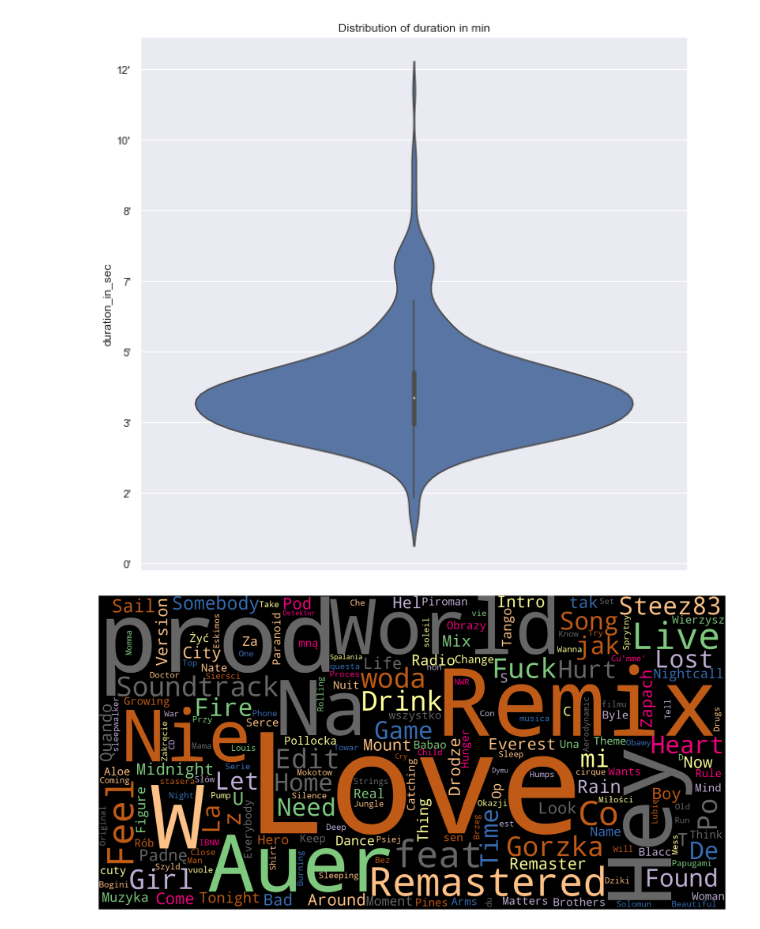
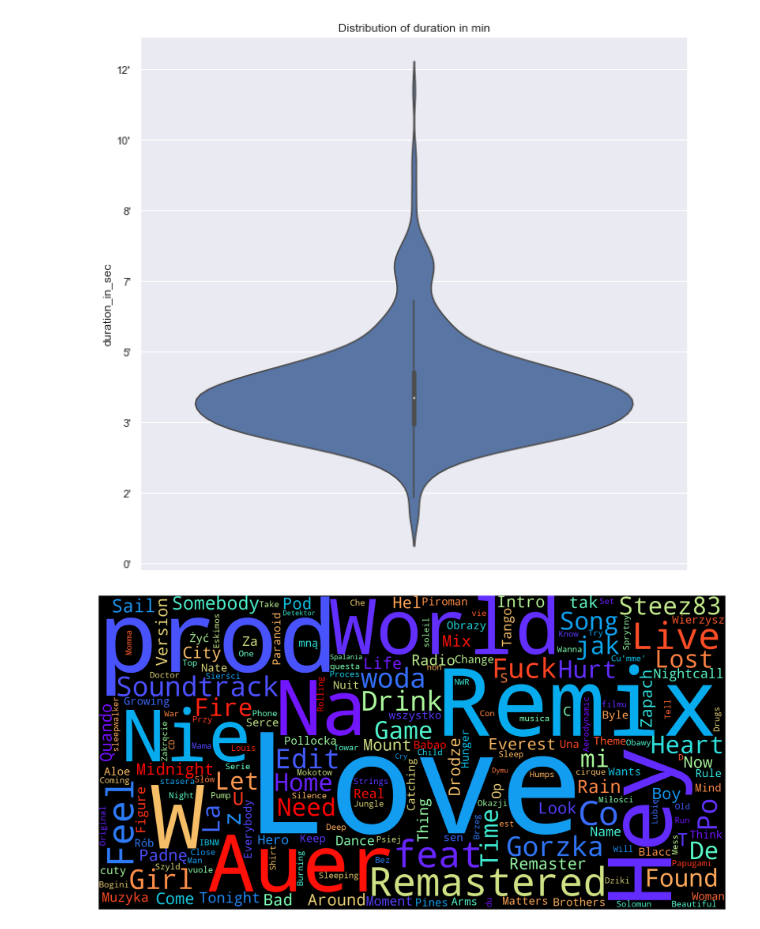
Before and after one commit to amatacz/spotify-api-project, a Jupyter notebook: spotify-api-user-analysis.ipynb, the cells around one changed output. Drawn from its saved outputs; the diff is of its cells as text; code cells hidden in the pictures.

Commit message:
2nd commit with charts

```diff
--- a/spotify-api-user-analysis.ipynb
+++ b/spotify-api-user-analysis.ipynb
@@ -202,18 +230,18 @@ ax.yaxis.set_major_formatter(ticker.FuncFormatter(lambda x, pos:'{:,.0f}'.format
 # %%
 stop_words = set(stopwords.words('english', 'polish'))
 track_details_df['title_no_stopwords'] = track_details_df['title'].apply(lambda x: [item for item in str(x).split() if item not in stop_words])
 
 all_words = list([a for b in track_details_df['title_no_stopwords'].tolist() for a in b])
 all_words_str = ' '.join(all_words)
 
 
 def plot_cloud(wordcloud):
     plt.figure(figsize=(30,20))
     plt.imshow(wordcloud)
     plt.axis('off');
 
-wordcloud = WordCloud(width=2000, height = 1000, random_state=1, background_color='black', colormap='Accent', collocations=False).generate(all_words_str)
+wordcloud = WordCloud(width=2000, height = 1000, random_state=1, background_color='black', colormap='rainbow_r', collocations=False).generate(all_words_str)
 
 plot_cloud(wordcloud)
 # %% [output]
-[figure, old version]
+[figure, new version]
```
Also changed, not shown: parts of 9 cells of this notebook, 2 other files.
